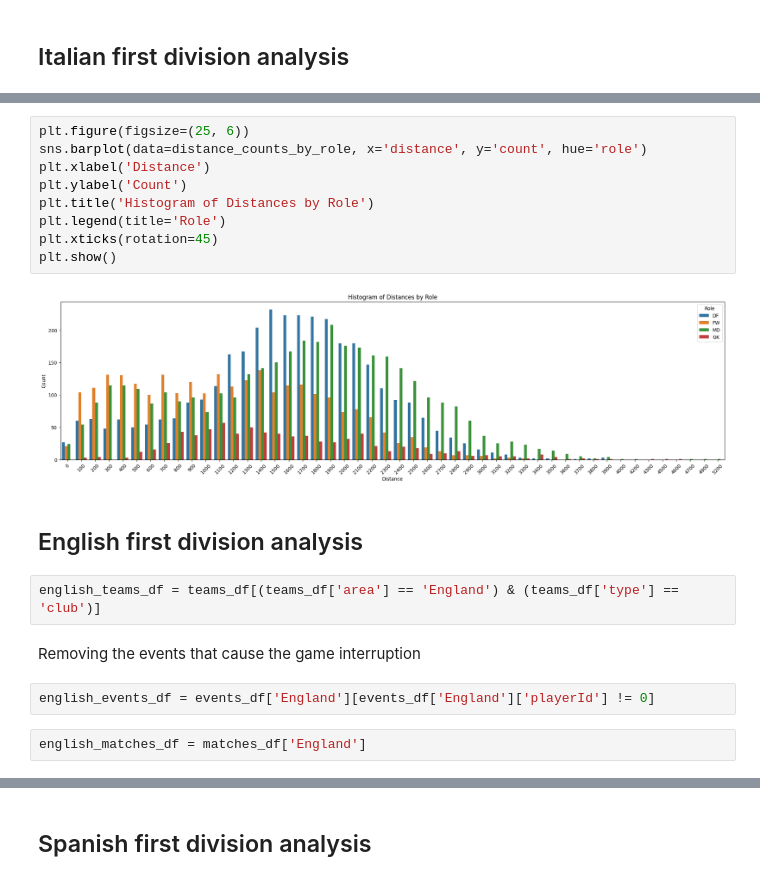
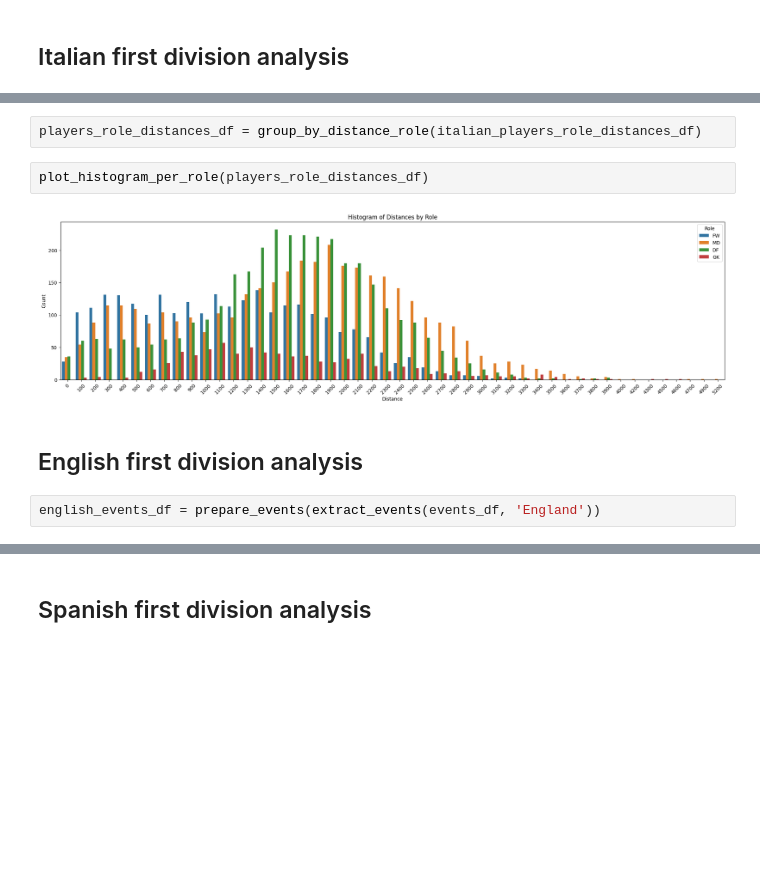
Before and after one commit to PasqualeEsposito/Geospatial_Analytics, a Jupyter notebook: Distances_analysis.ipynb, the cells around one changed output, grey strips where cells are left out. Cells and saved outputs as stored; diff of their text form; blank space fills up the shorter version.

```diff
--- a/Distances_analysis.ipynb
+++ b/Distances_analysis.ipynb
@@ -237,21 +186,10 @@ distance_counts_by_role['distance'] = distance_counts_by_role['distance'].astype
-# %%
-plt.figure(figsize=(25, 6))
-sns.barplot(data=distance_counts_by_role, x='distance', y='count', hue='role')
-plt.xlabel('Distance')
-plt.ylabel('Count')
-plt.title('Histogram of Distances by Role')
-plt.legend(title='Role')
-plt.xticks(rotation=45)
-plt.show()
-# %% [output]
-[figure, removed]
+# %%
+players_role_distances_df = group_by_distance_role(italian_players_role_distances_df)
+# %%
+plot_histogram_per_role(players_role_distances_df)
+# %% [output]
+[figure, added]
 # %% [markdown]
 ## English first division analysis
-# %%
-english_teams_df = teams_df[(teams_df['area'] == 'England') & (teams_df['type'] == 'club')]
-# %% [markdown]
-Removing the events that cause the game interruption
 # %%
-english_events_df = events_df['England'][events_df['England']['playerId'] != 0]
+english_events_df = prepare_events(extract_events(events_df, 'England'))
-# %%
-english_matches_df = matches_df['England']
```
Also changed, not shown: parts of 224 cells of this notebook, 1 other file.
